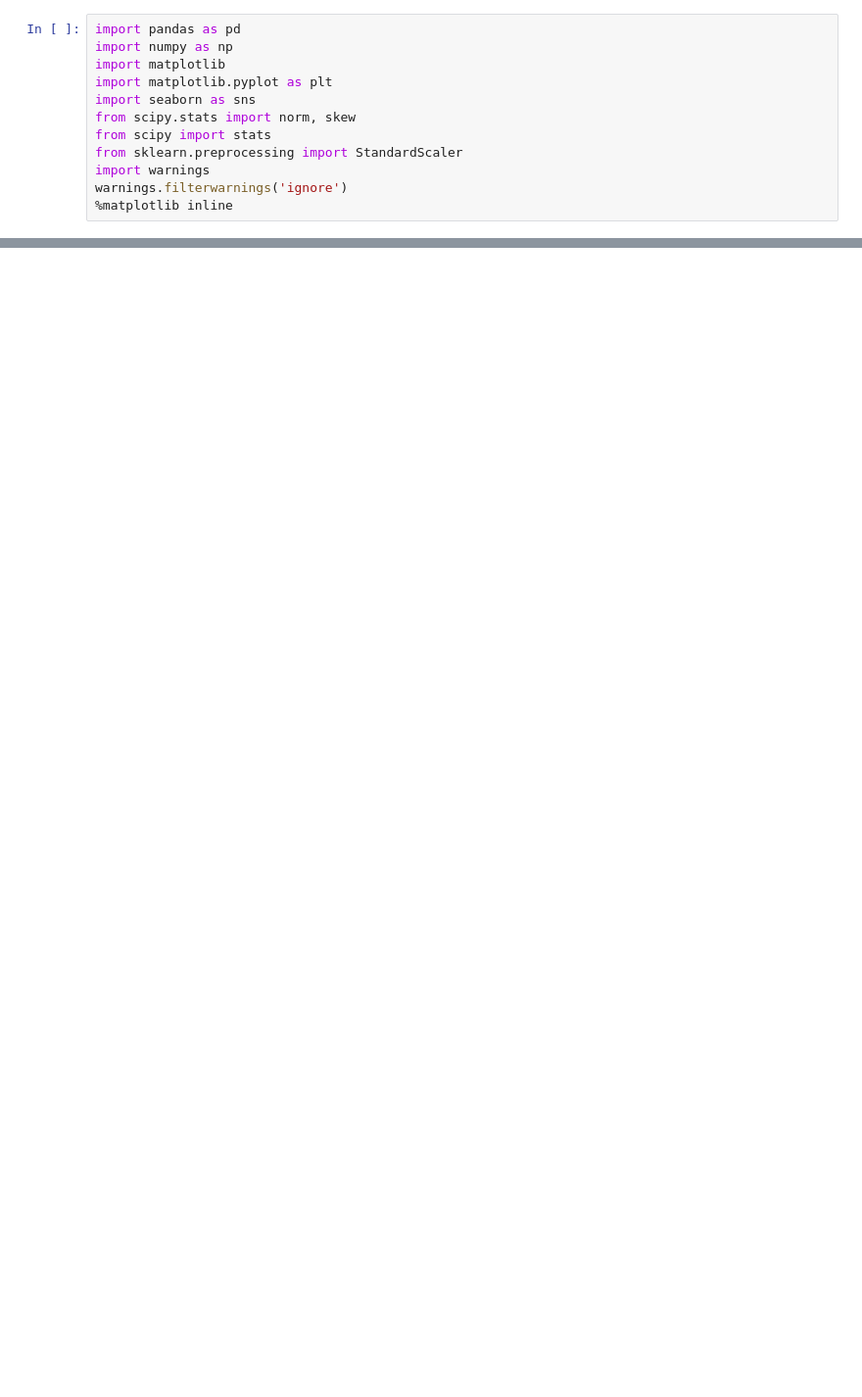
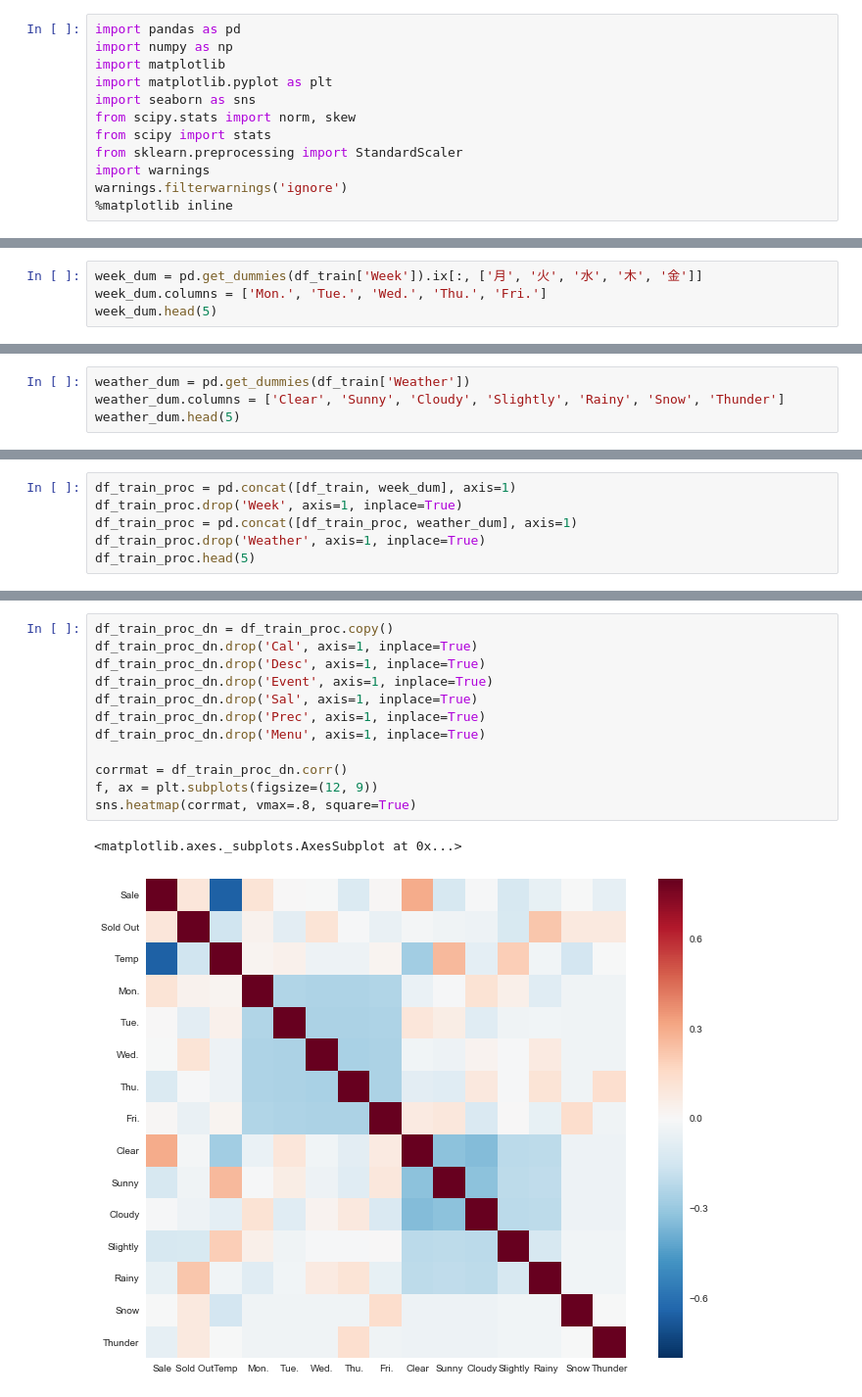
Before and after one commit to kazukousen/kaggle_sample, a Jupyter notebook: Obento.ipynb, the cells around one changed output, grey strips where cells are left out. Shown: that part at 98% size. Saved outputs shown, nothing was run; the diff lists cells and outputs as text; blank space fills up the shorter version.

```diff
--- a/Obento.ipynb
+++ b/Obento.ipynb
@@ -54,0 +29,4 @@ memory usage: 19.5+ KB
+# %%
+week_dum = pd.get_dummies(df_train['Week']).ix[:, ['月', '火', '水', '木', '金']]
+week_dum.columns = ['Mon.', 'Tue.', 'Wed.', 'Thu.', 'Fri.']
+week_dum.head(5)
@@ -54,0 +40,4 @@ memory usage: 19.5+ KB
+# %%
+weather_dum = pd.get_dummies(df_train['Weather'])
+weather_dum.columns = ['Clear', 'Sunny', 'Cloudy', 'Slightly', 'Rainy', 'Snow', 'Thunder']
+weather_dum.head(5)
@@ -54,0 +51,6 @@ memory usage: 19.5+ KB
+# %%
+df_train_proc = pd.concat([df_train, week_dum], axis=1)
+df_train_proc.drop('Week', axis=1, inplace=True)
+df_train_proc = pd.concat([df_train_proc, weather_dum], axis=1)
+df_train_proc.drop('Weather', axis=1, inplace=True)
+df_train_proc.head(5)
@@ -54,0 +81,15 @@ memory usage: 19.5+ KB
+# %%
+df_train_proc_dn = df_train_proc.copy()
+df_train_proc_dn.drop('Cal', axis=1, inplace=True)
+df_train_proc_dn.drop('Desc', axis=1, inplace=True)
+df_train_proc_dn.drop('Event', axis=1, inplace=True)
+df_train_proc_dn.drop('Sal', axis=1, inplace=True)
+df_train_proc_dn.drop('Prec', axis=1, inplace=True)
+df_train_proc_dn.drop('Menu', axis=1, inplace=True)
+
+corrmat = df_train_proc_dn.corr()
+f, ax = plt.subplots(figsize=(12, 9))
+sns.heatmap(corrmat, vmax=.8, square=True)
+# %% [output]
+<matplotlib.axes._subplots.AxesSubplot at 0x...>
+[figure, added]
```
Also changed, not shown: parts of 9 cells of this notebook, 1 other file.
